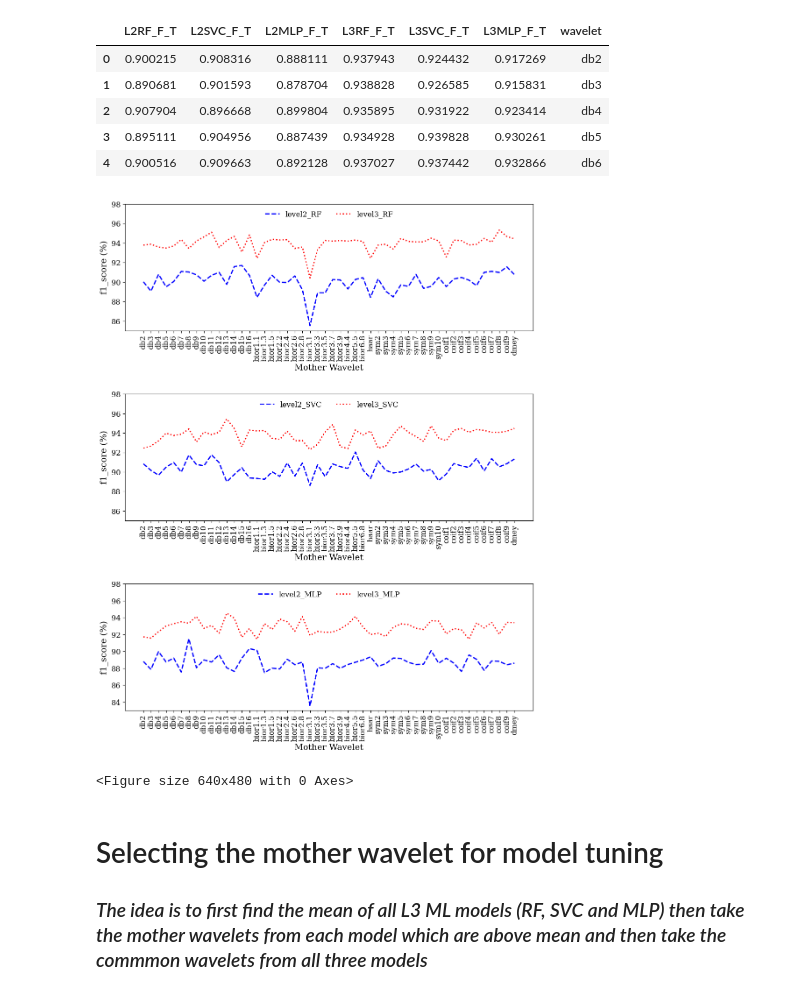
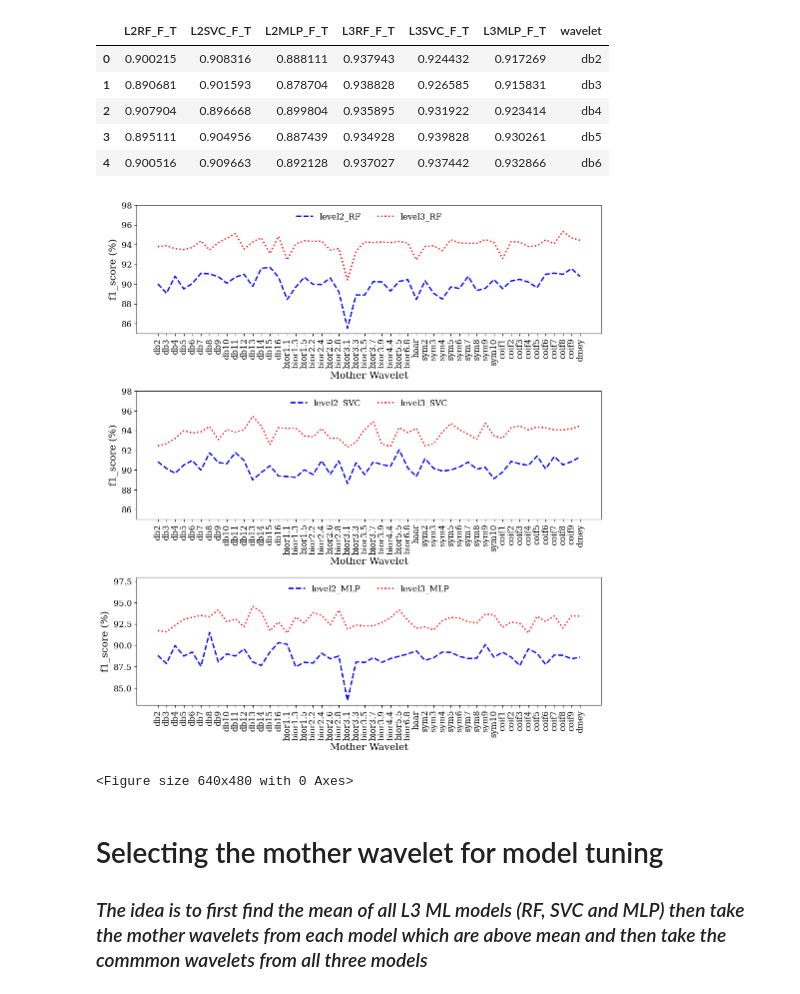
Before and after one commit to AbbasHussain72/Wavelet-featre-extraction-, a Jupyter notebook: current_wavelet_Transform_Technique.ipynb, the cells around one changed output. Cells and saved outputs as stored; diff of their text form; code cells hidden in the pictures.

```diff
--- a/current_wavelet_Transform_Technique.ipynb
+++ b/current_wavelet_Transform_Technique.ipynb
@@ -1075,7 +1075,7 @@ colors = ['blue', 'red']
 legend_lines = [Line2D([0], [0], linestyle=line, color=color, linewidth=2) for line, color in zip(line, colors)]
 
 # Create a figure with 3 subplots arranged vertically
-fig, axs = plt.subplots(nrows=3, ncols=1, figsize=(12, 15))
+fig, axs = plt.subplots(nrows=3, ncols=1, figsize=(12, 13))
 plt.rc('font', family='serif ')
 
 for i, col in enumerate(l2l3rfcol):
@@ -1108,35 +1108,35 @@ axs[1].set_xlabel('Mother Wavelet', fontsize=14)
 axs[1].set_ylabel('f1_score (%)', fontsize=14)
 axs[2].set_xlabel('Mother Wavelet', fontsize=14)
 axs[2].set_ylabel('f1_score (%)', fontsize=14)
 
 # set font size of tick labels
 axs[0].tick_params(axis='both', labelsize=12)
 axs[0].set_xticklabels(X, rotation=90)
 axs[1].tick_params(axis='both', labelsize=12)
 axs[1].set_xticklabels(X, rotation=90)
 axs[2].tick_params(axis='both', labelsize=12)
 axs[2].set_xticklabels(X, rotation=90)
 
 # remove grid lines from subplot
 axs[0].grid(False)
 axs[1].grid(False)
 axs[2].grid(False)
 
 # Set the overall title of the figure
 #fig.suptitle('Three subplots', fontsize=16)
 
 # Adjust the spacing between subplots
-plt.subplots_adjust(hspace=0.5)
+plt.subplots_adjust(hspace=0.45)
 
 # Show the plot
 plt.show()
 
 # Save the plot in TIFF format with a resolution of 300 pixels and transparent background
 # plt.savefig('plotsample.tiff', dpi=300, format='tiff', transparent=True)
 
 plt.clf()
 # %% [output]
-[figure, old version]
+[figure, new version]
 <Figure size 640x480 with 0 Axes>
 # %%
 # # ploting l3 tuned vs not tuned models
```
